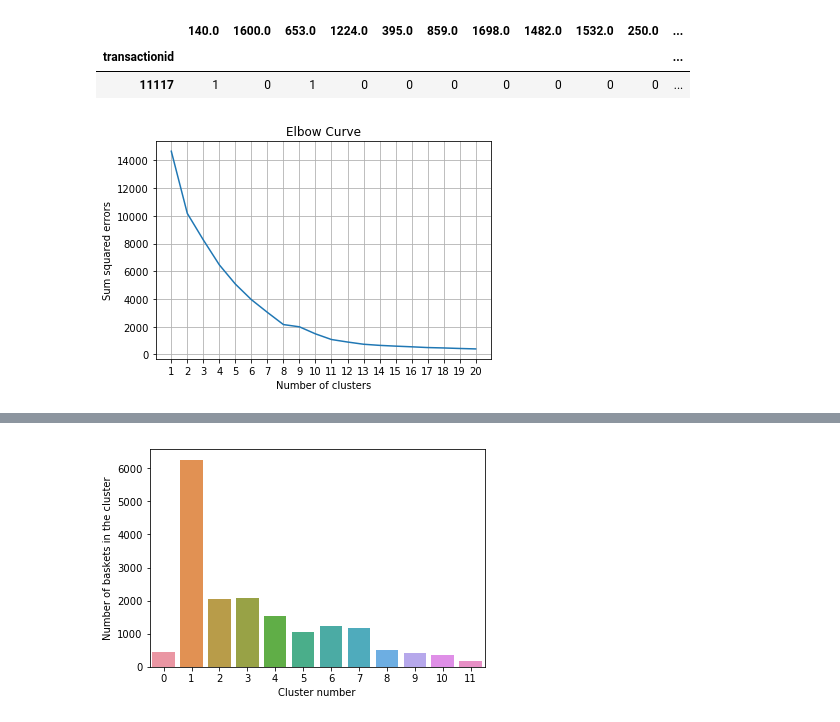
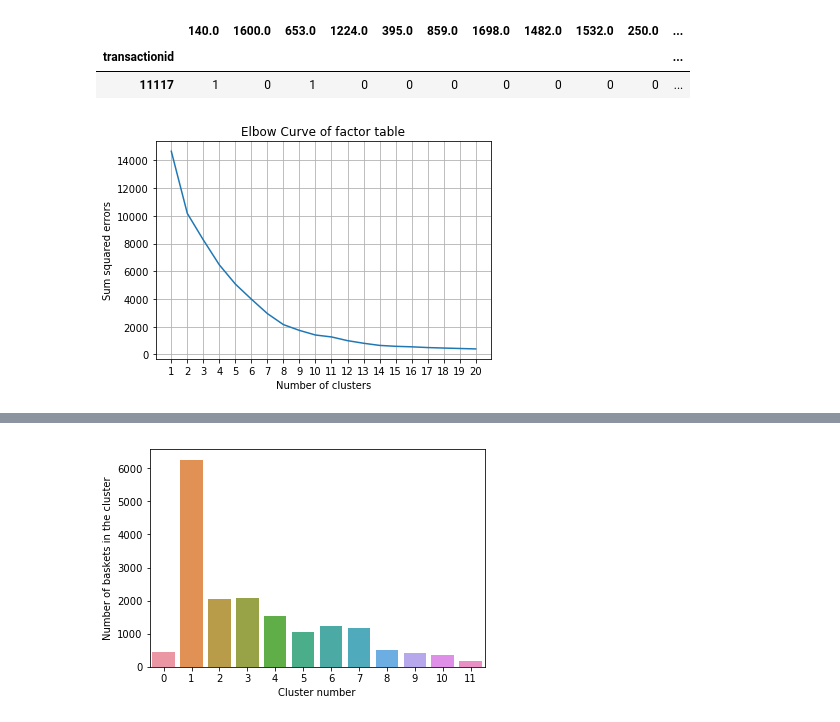
Before and after one commit to parthamishra1996/RetailAnalytics, a Jupyter notebook: Retail_Analytics.ipynb, the cells around one changed output, grey strips where cells are left out. Drawn from its saved outputs; the diff is of its cells as text; code cells hidden in the pictures.

```diff
--- a/Retail_Analytics.ipynb
+++ b/Retail_Analytics.ipynb
@@ -622,20 +628,22 @@ from sklearn.metrics import silhouette_score
 Nc = range(1,21)
 kmeans = [KMeans(n_clusters=i) for i in Nc]
 # %%
-sse = [kmeans[i].fit(factor_table).inertia_ for i in range(len(kmeans))]
+sse1 = [kmeans[i].fit(factor_table).inertia_ for i in range(len(kmeans))]
+sse2 = [kmeans[i].fit(frequency_table).inertia_ for i in range(len(kmeans))]
 # %%
-plt.plot(Nc,sse);
+plt.plot(Nc,sse1);
+#plt.plot(Nc,sse2);
 plt.xlabel("Number of clusters");
 plt.ylabel("Sum squared errors");
-plt.title("Elbow Curve");
+plt.title("Elbow Curve of factor table");
 plt.xticks(range(1,21));
 plt.grid();
 
 
 # By visual inspection, we choose n_cluster = 12
 
 # #### Trying to visualize clusters
 
 # In[115]:
 # %% [output]
-[figure, old version]
+[figure, new version]
```
Also changed, not shown: parts of 6 cells of this notebook.
